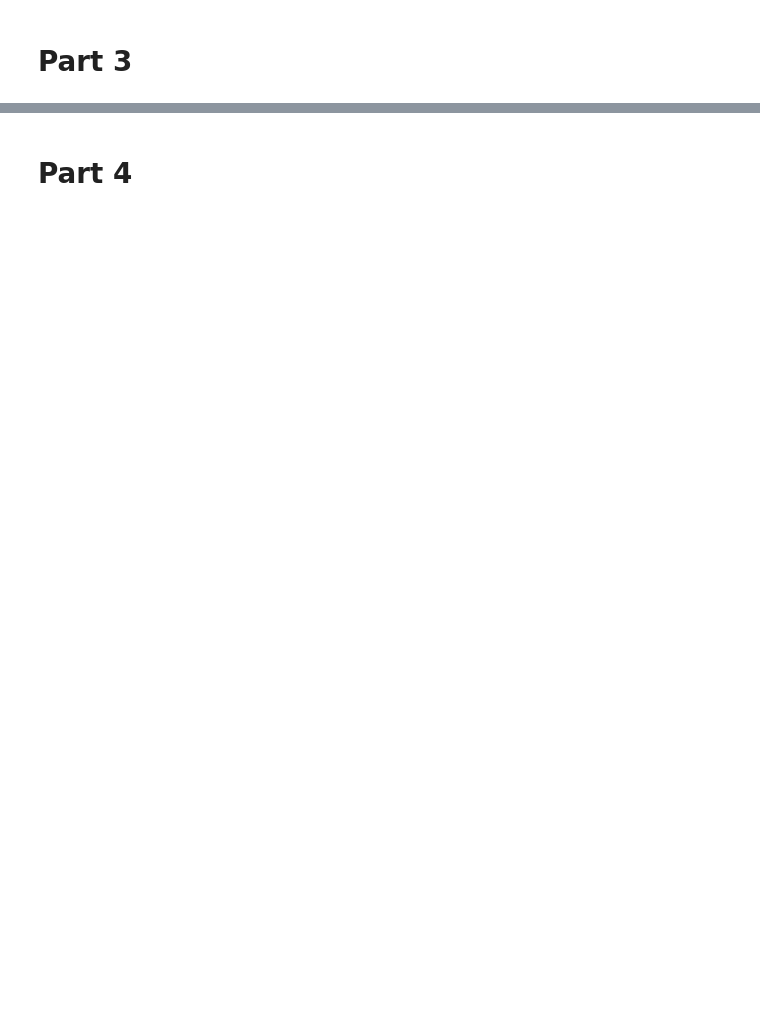
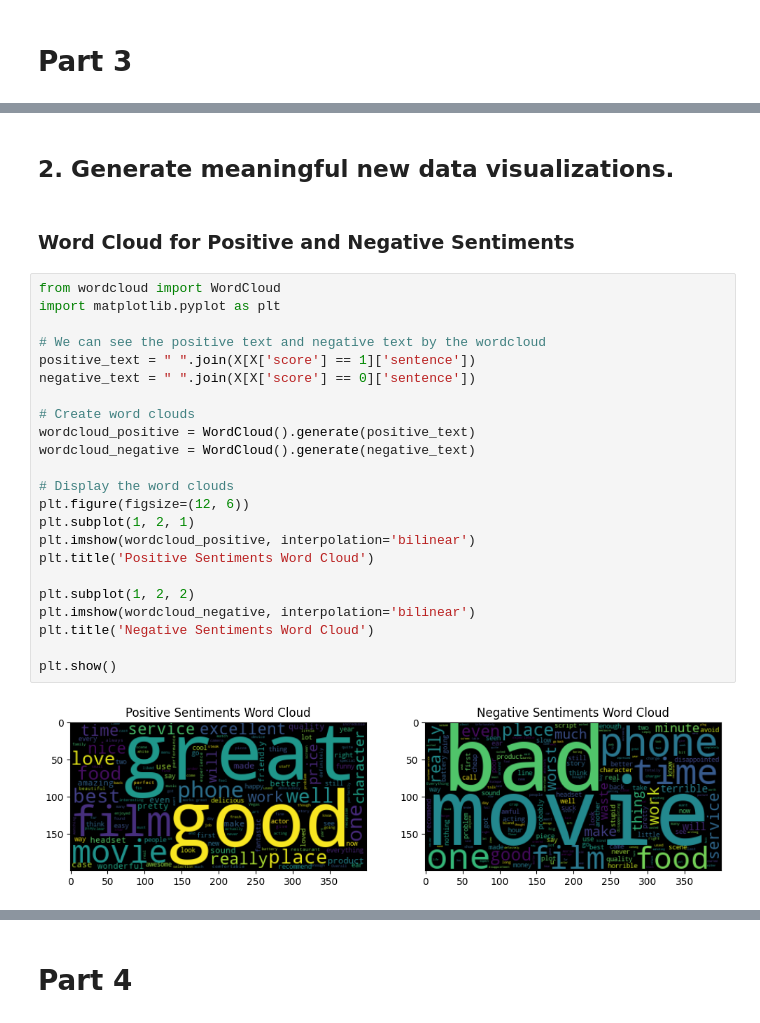
Before and after one commit to timothy0203/DM2023-Lab1-Master, a Jupyter notebook: Homework/DM2023-Lab1-Homework.ipynb, the cells around one changed output, grey strips where cells are left out. Drawn from its saved outputs; the diff is of its cells as text; blank space fills up the shorter version.

```diff
--- a/Homework/DM2023-Lab1-Homework.ipynb
+++ b/Homework/DM2023-Lab1-Homework.ipynb
@@ -895,0 +967,29 @@ X[0:9]
+# %% [markdown]
+## 2. Generate meaningful **new data visualizations**.
+# %% [markdown]
+### Word Cloud for Positive and Negative Sentiments
+# %%
+from wordcloud import WordCloud
+import matplotlib.pyplot as plt
+
+# We can see the positive text and negative text by the wordcloud
+positive_text = " ".join(X[X['score'] == 1]['sentence'])
+negative_text = " ".join(X[X['score'] == 0]['sentence'])
+
+# Create word clouds
+wordcloud_positive = WordCloud().generate(positive_text)
+wordcloud_negative = WordCloud().generate(negative_text)
+
+# Display the word clouds
+plt.figure(figsize=(12, 6))
+plt.subplot(1, 2, 1)
+plt.imshow(wordcloud_positive, interpolation='bilinear')
+plt.title('Positive Sentiments Word Cloud')
+
+plt.subplot(1, 2, 2)
+plt.imshow(wordcloud_negative, interpolation='bilinear')
+plt.title('Negative Sentiments Word Cloud')
+
+plt.show()
+# %% [output]
+[figure, added]
```
Also changed, not shown: parts of 24 cells of this notebook.
